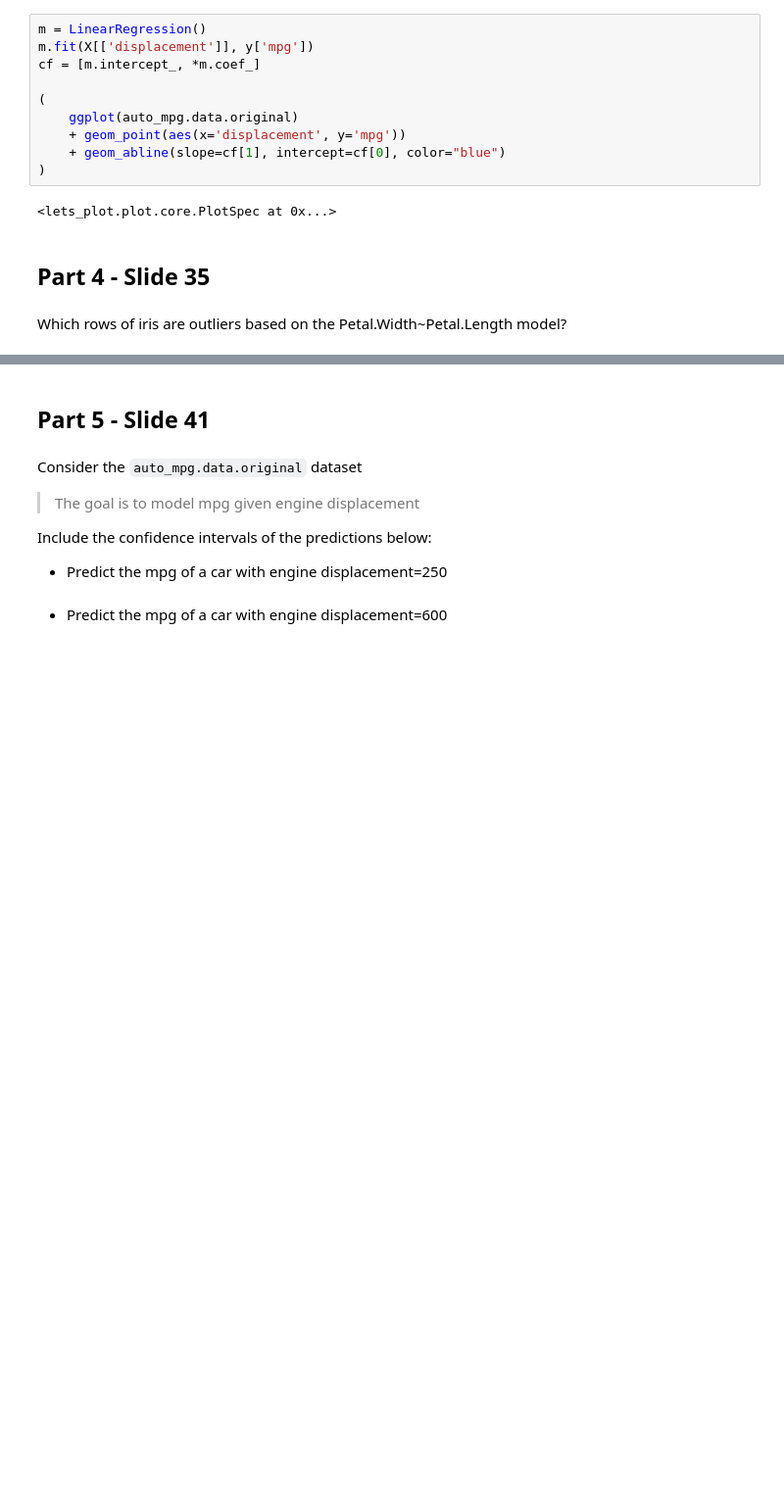
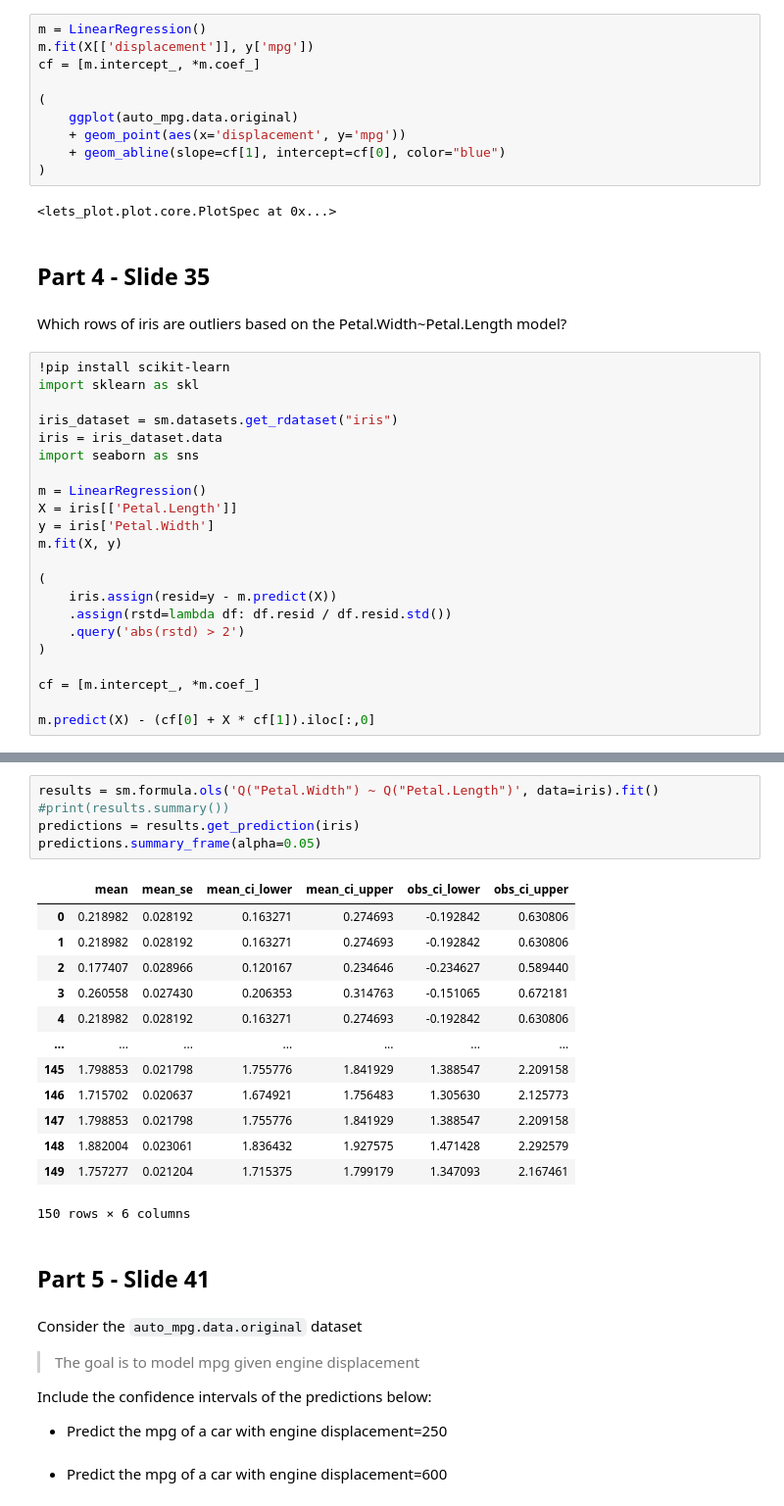
Before and after one commit to Avelez164/Data-Science-Big-Data, a Jupyter notebook: regression.ipynb, the cells around one changed output, grey strips where cells are left out. Shown: that part at 98% size. Saved outputs shown, nothing was run; the diff lists cells and outputs as text; blank space fills up the shorter version.

```diff
--- a/regression.ipynb
+++ b/regression.ipynb
@@ -211,3 +251,25 @@ cf = [m.intercept_, *m.coef_]
 ## Part 4 - Slide 35
 # %% [markdown]
 Which rows of iris are outliers based on the Petal.Width~Petal.Length model?
+# %%
+!pip install scikit-learn
+import sklearn as skl
+
+iris_dataset = sm.datasets.get_rdataset("iris")
+iris = iris_dataset.data
+import seaborn as sns
+
+m = LinearRegression()
+X = iris[['Petal.Length']]
+y = iris['Petal.Width']
+m.fit(X, y)
+
+(
+    iris.assign(resid=y - m.predict(X))
+    .assign(rstd=lambda df: df.resid / df.resid.std())
+    .query('abs(rstd) > 2')
+)
+
+cf = [m.intercept_, *m.coef_]
+
+m.predict(X) - (cf[0] + X * cf[1]).iloc[:,0]
@@ -214,3 +296,22 @@ Which rows of iris are outliers based on the Petal.Width~Petal.Length model?
+# %%
+results = sm.formula.ols('Q("Petal.Width") ~ Q("Petal.Length")', data=iris).fit()
+#print(results.summary())
+predictions = results.get_prediction(iris)
+predictions.summary_frame(alpha=0.05)
+# %% [output]
+|  | mean | mean_se | mean_ci_lower | mean_ci_upper | obs_ci_lower | obs_ci_upper |
+| 0 | 0.218982 | 0.028192 | 0.163271 | 0.274693 | -0.192842 | 0.630806 |
+| 1 | 0.218982 | 0.028192 | 0.163271 | 0.274693 | -0.192842 | 0.630806 |
+| 2 | 0.177407 | 0.028966 | 0.120167 | 0.234646 | -0.234627 | 0.589440 |
+| 3 | 0.260558 | 0.027430 | 0.206353 | 0.314763 | -0.151065 | 0.672181 |
+| 4 | 0.218982 | 0.028192 | 0.163271 | 0.274693 | -0.192842 | 0.630806 |
+| ... | ... | ... | ... | ... | ... | ... |
+| 145 | 1.798853 | 0.021798 | 1.755776 | 1.841929 | 1.388547 | 2.209158 |
+| 146 | 1.715702 | 0.020637 | 1.674921 | 1.756483 | 1.305630 | 2.125773 |
+| 147 | 1.798853 | 0.021798 | 1.755776 | 1.841929 | 1.388547 | 2.209158 |
+| 148 | 1.882004 | 0.023061 | 1.836432 | 1.927575 | 1.471428 | 2.292579 |
+| 149 | 1.757277 | 0.021204 | 1.715375 | 1.799179 | 1.347093 | 2.167461 |
+150 rows × 6 columns
 # %% [markdown]
 ## Part 5 - Slide 41
 # %% [markdown]
```
Also changed, not shown: parts of 4 cells of this notebook.
